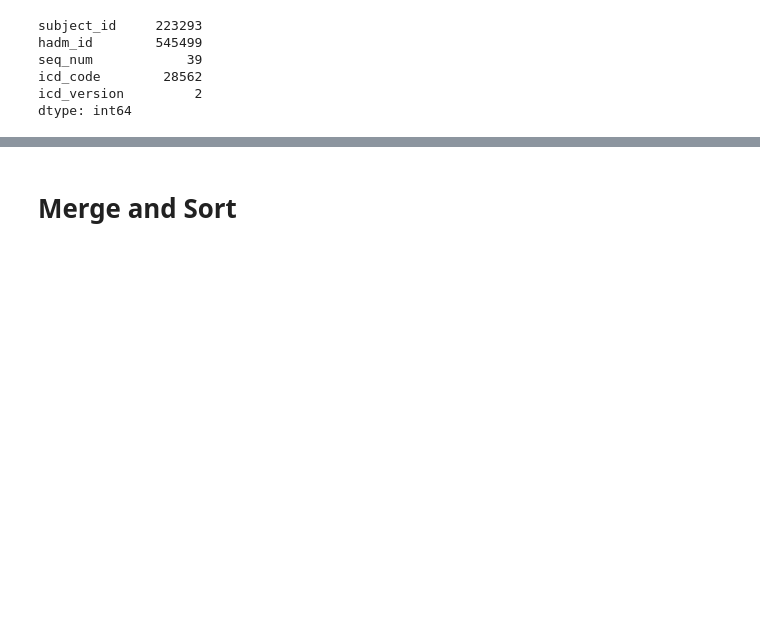
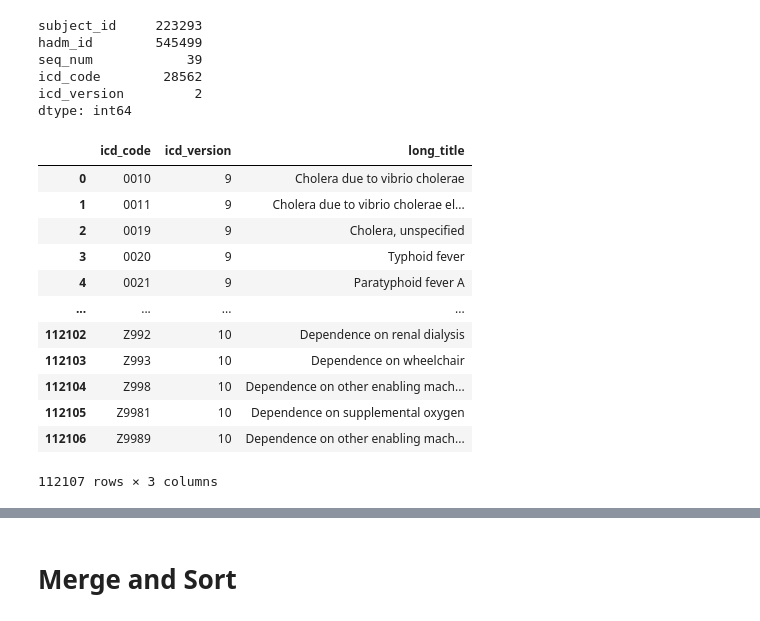
Before and after one commit to jp4147/mimic-project, a Jupyter notebook: diagnoses_data_processing.ipynb, the cells around one changed output, grey strips where cells are left out. Cells and saved outputs as stored; diff of their text form; code cells hidden in the pictures; blank space fills up the shorter version.

```diff
--- a/diagnoses_data_processing.ipynb
+++ b/diagnoses_data_processing.ipynb
@@ -284,3 +285,19 @@ seq_num            39
 icd_code        28562
 icd_version         2
 dtype: int64
+# %%
+d_icd_diagnoses
+# %% [output]
+|  | icd_code | icd_version | long_title |
+| 0 | 0010 | 9 | Cholera due to vibrio cholerae |
+| 1 | 0011 | 9 | Cholera due to vibrio cholerae el... |
+| 2 | 0019 | 9 | Cholera, unspecified |
+| 3 | 0020 | 9 | Typhoid fever |
+| 4 | 0021 | 9 | Paratyphoid fever A |
+| ... | ... | ... | ... |
+| 112102 | Z992 | 10 | Dependence on renal dialysis |
+| 112103 | Z993 | 10 | Dependence on wheelchair |
+| 112104 | Z998 | 10 | Dependence on other enabling mach... |
+| 112105 | Z9981 | 10 | Dependence on supplemental oxygen |
+| 112106 | Z9989 | 10 | Dependence on other enabling mach... |
+112107 rows × 3 columns
```
Also changed, not shown: parts of 6 cells of this notebook.
